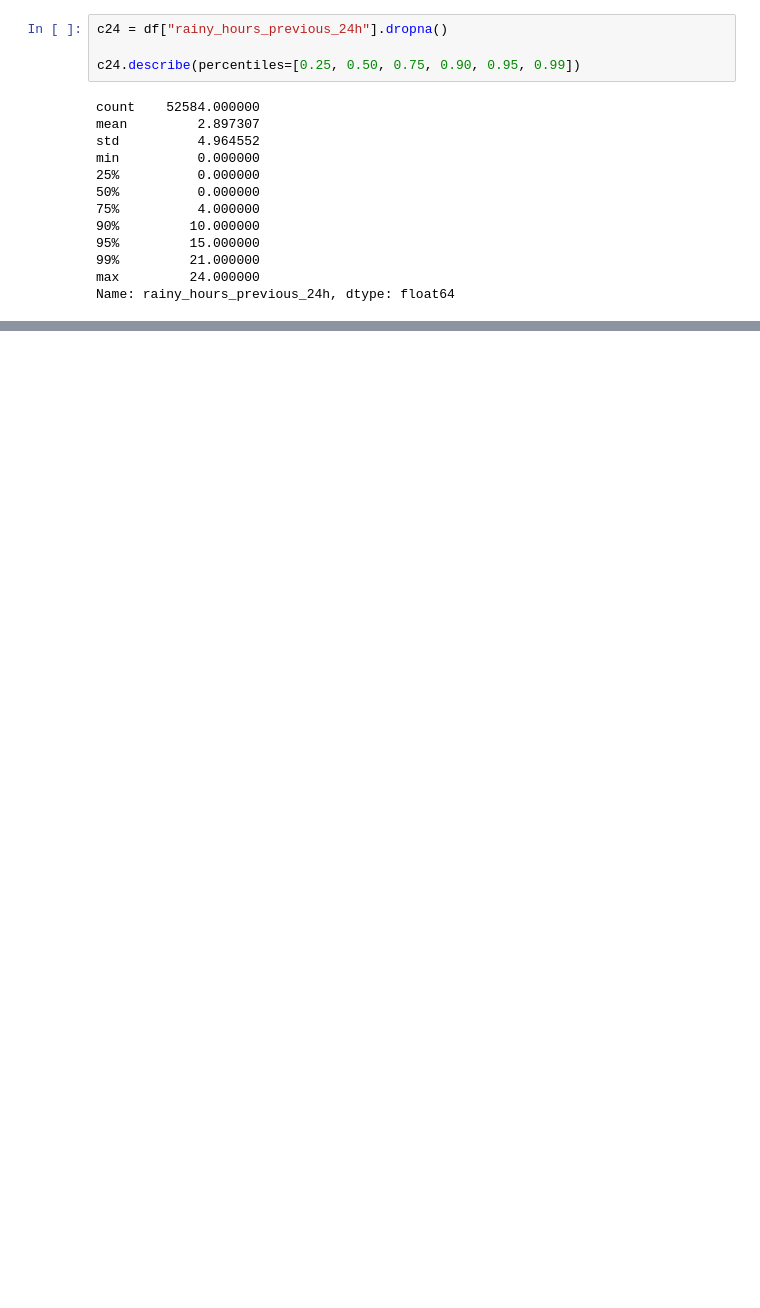
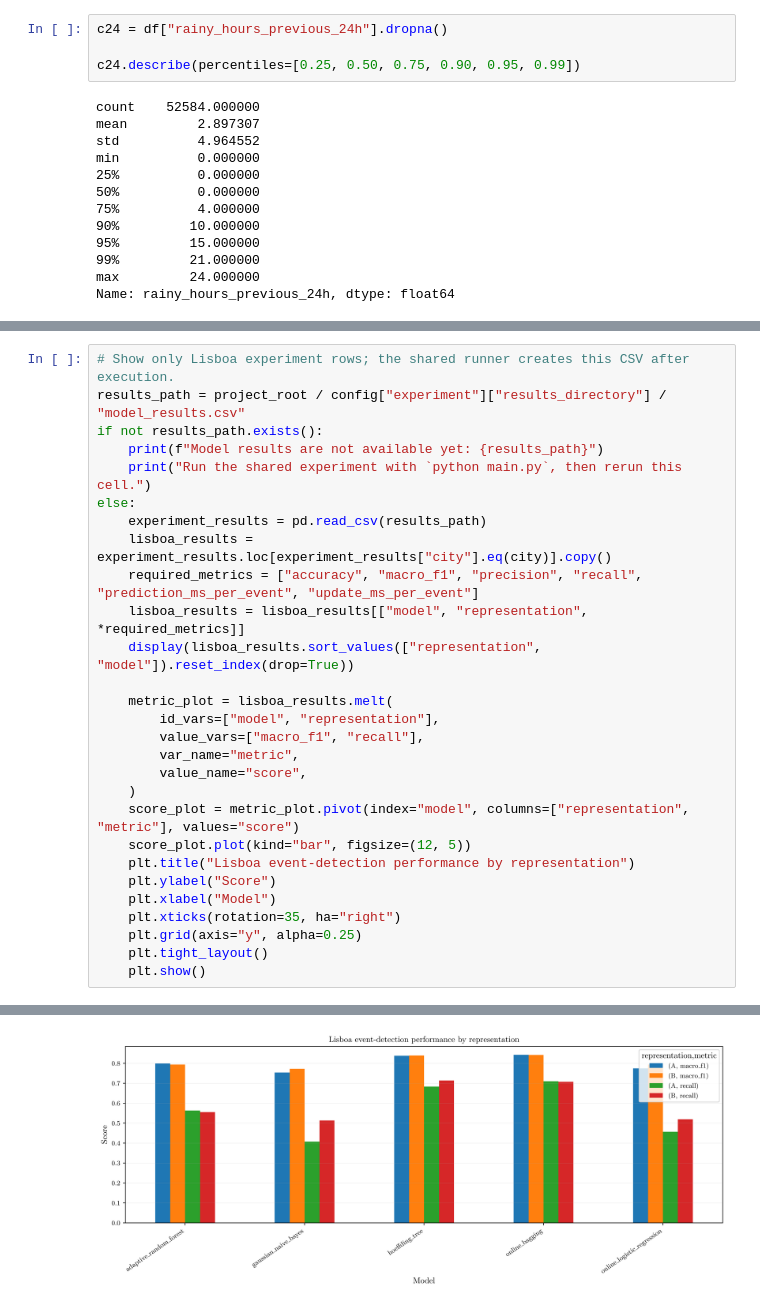
Before and after one commit to LouisSilva/Data-Stream-Mining-Practical-Assignment-1, a Jupyter notebook: notebooks/lisbon_analysis.ipynb, the cells around one changed output, grey strips where cells are left out. Saved outputs shown, nothing was run; the diff lists cells and outputs as text; blank space fills up the shorter version.

```diff
--- a/notebooks/lisbon_analysis.ipynb
+++ b/notebooks/lisbon_analysis.ipynb
@@ -157,0 +344,29 @@ Name: rainy_hours_previous_24h, dtype: float64
+# %%
+# Show only Lisboa experiment rows; the shared runner creates this CSV after execution.
+results_path = project_root / config["experiment"]["results_directory"] / "model_results.csv"
+if not results_path.exists():
+    print(f"Model results are not available yet: {results_path}")
+    print("Run the shared experiment with `python main.py`, then rerun this cell.")
+else:
+    experiment_results = pd.read_csv(results_path)
+    lisboa_results = experiment_results.loc[experiment_results["city"].eq(city)].copy()
+    required_metrics = ["accuracy", "macro_f1", "precision", "recall", "prediction_ms_per_event", "update_ms_per_event"]
+    lisboa_results = lisboa_results[["model", "representation", *required_metrics]]
+    display(lisboa_results.sort_values(["representation", "model"]).reset_index(drop=True))
+
+    metric_plot = lisboa_results.melt(
+        id_vars=["model", "representation"],
+        value_vars=["macro_f1", "recall"],
+        var_name="metric",
+        value_name="score",
+    )
+    score_plot = metric_plot.pivot(index="model", columns=["representation", "metric"], values="score")
+    score_plot.plot(kind="bar", figsize=(12, 5))
+    plt.title("Lisboa event-detection performance by representation")
+    plt.ylabel("Score")
+    plt.xlabel("Model")
+    plt.xticks(rotation=35, ha="right")
+    plt.grid(axis="y", alpha=0.25)
+    plt.tight_layout()
+    plt.show()
+# %% [output]
@@ -157,0 +384 @@ Name: rainy_hours_previous_24h, dtype: float64
+[figure, added]
```
Also changed, not shown: parts of 11 cells of this notebook, 2 other files.
